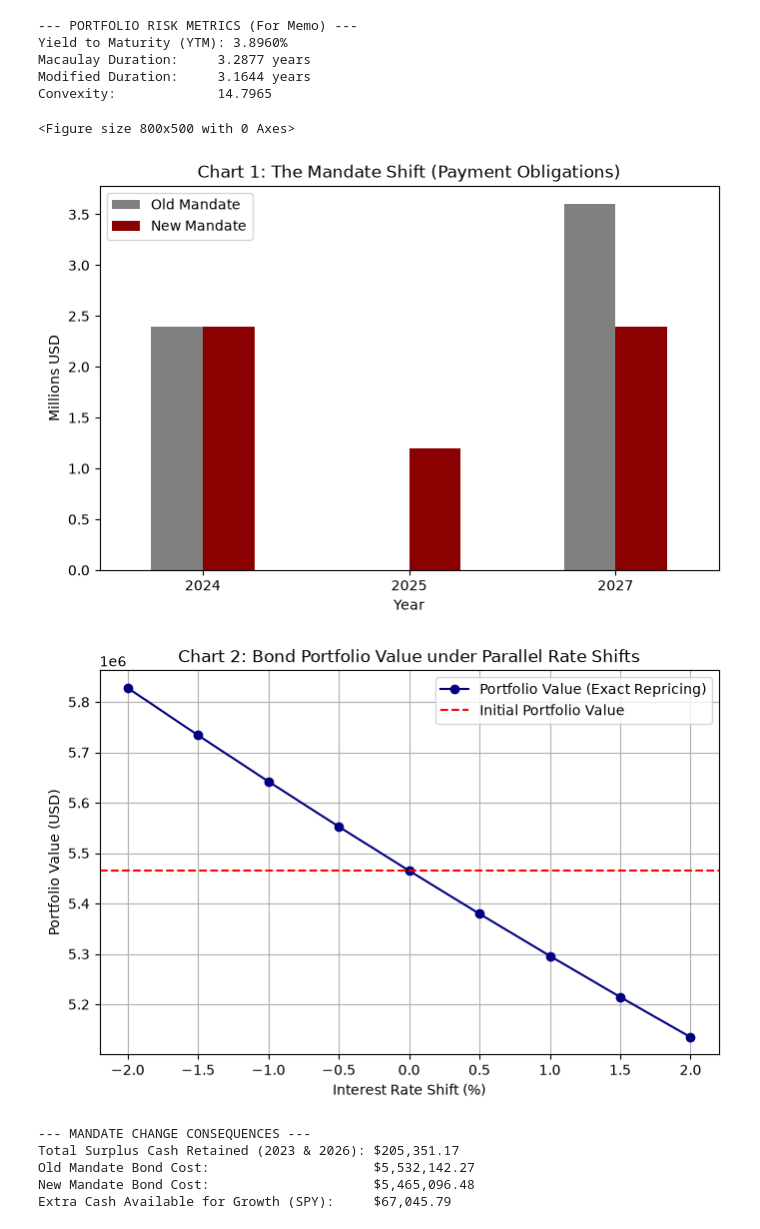
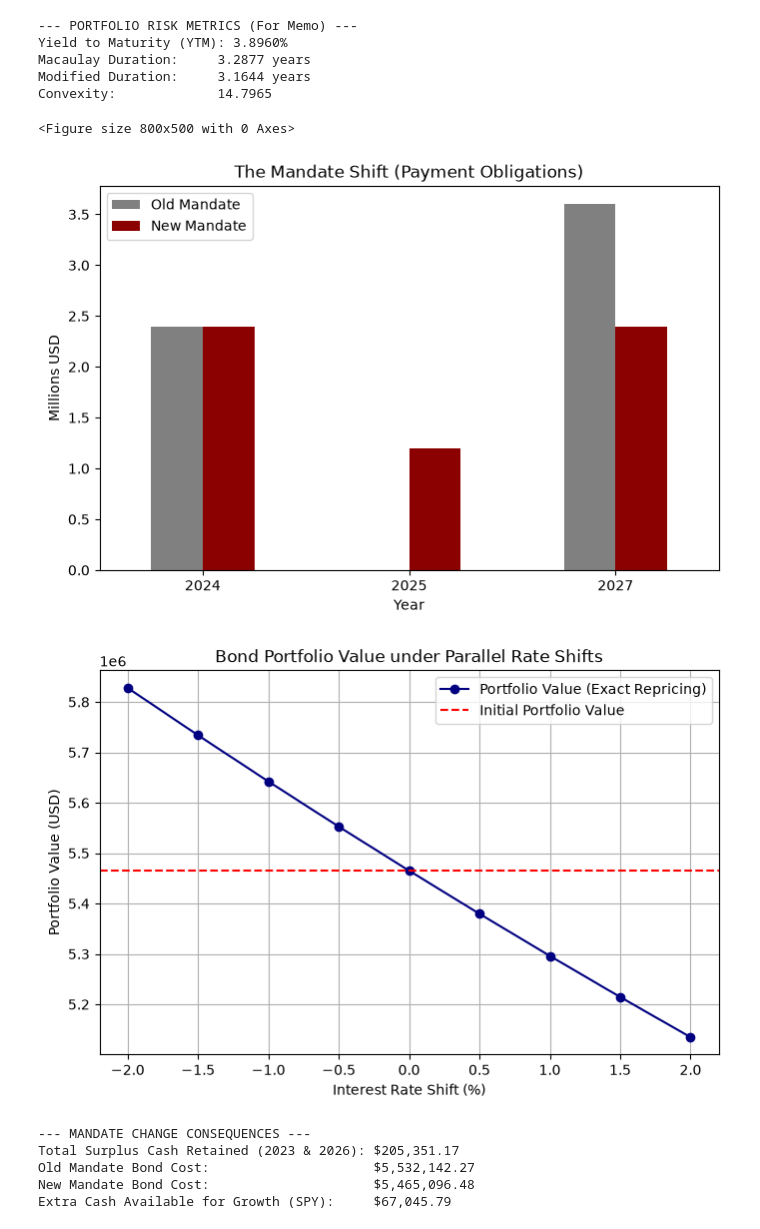
Before and after one commit to linhpham2410/BFIN_GROUP_ASSIGNMENT, a Jupyter notebook: bond_analysis_revised.ipynb, the cells around one changed output. Cells and saved outputs as stored; diff of their text form; code cells hidden in the pictures.

```diff
--- a/bond_analysis_revised.ipynb
+++ b/bond_analysis_revised.ipynb
@@ -119,39 +119,39 @@ os.makedirs('outputs', exist_ok=True)
 data_shift = {'Year': ['2024', '2025', '2027'],
               'Old Mandate': [2.4, 0, 3.6],
               'New Mandate': [2.4, 1.2, 2.4]}
 df_shift = pd.DataFrame(data_shift)
 
 plt.figure(figsize=(8, 5))
 df_shift.plot(x='Year', kind='bar', color=['gray', 'darkred'], figsize=(8, 5))
-plt.title('Chart 1: The Mandate Shift (Payment Obligations)')
+plt.title('The Mandate Shift (Payment Obligations)')
 plt.ylabel('Millions USD')
 plt.xticks(rotation=0)
-plt.savefig('outputs/mandate_shift_chart1.png', dpi=300, bbox_inches='tight')
+plt.savefig('outputs/chart 1_mandate_shift.png', dpi=300, bbox_inches='tight')
 plt.show()
 
 # --- CHART 2: Bond Immunization & Rate Shift ---
 rate_shifts = np.arange(-0.02, 0.025, 0.005) # Interest rate shift from -2% to +2%
 portfolio_values = []
 
 for shift in rate_shifts:
     new_ytm = ytm + shift
     pv_new = sum([cf / (1 + new_ytm)**(t + 1) for t, cf in enumerate(cash_flows)])
     portfolio_values.append(pv_new)
 
 plt.figure(figsize=(8, 5))
 plt.plot(rate_shifts * 100, portfolio_values, marker='o', color='navy', label='Portfolio Value (Exact Repricing)')
 plt.axhline(y=total_bond_portfolio_cost, color='red', linestyle='--', label='Initial Portfolio Value')
-plt.title('Chart 2: Bond Portfolio Value under Parallel Rate Shifts')
+plt.title('Bond Portfolio Value under Parallel Rate Shifts')
 plt.xlabel('Interest Rate Shift (%)')
 plt.ylabel('Portfolio Value (USD)')
 plt.legend()
 plt.grid(True)
-plt.savefig('outputs/bond_immunization_chart2.png', dpi=300, bbox_inches='tight')
+plt.savefig('outputs/chart 2_bond_immunization.png', dpi=300, bbox_inches='tight')
 plt.show()
 # %% [output]
 <Figure size 800x500 with 0 Axes>
-[figure, old version]
+[figure, new version]
-[figure, old version]
+[figure, new version]
 # %%
 # --- SURPLUS CASH & COST CONSEQUENCES (For Memo) ---
 
```
Also changed, not shown: 2 other files.
